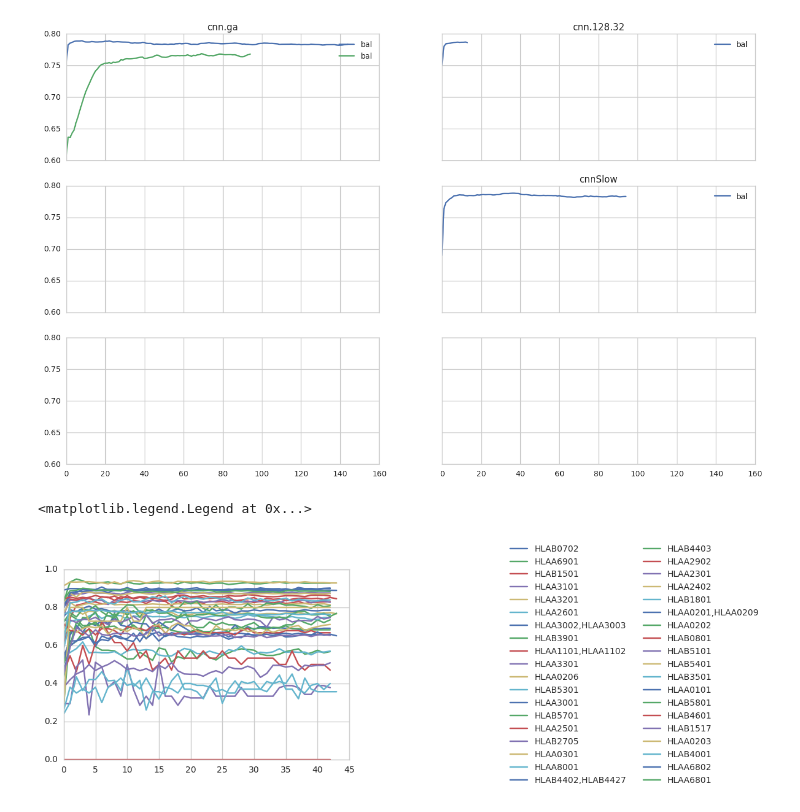
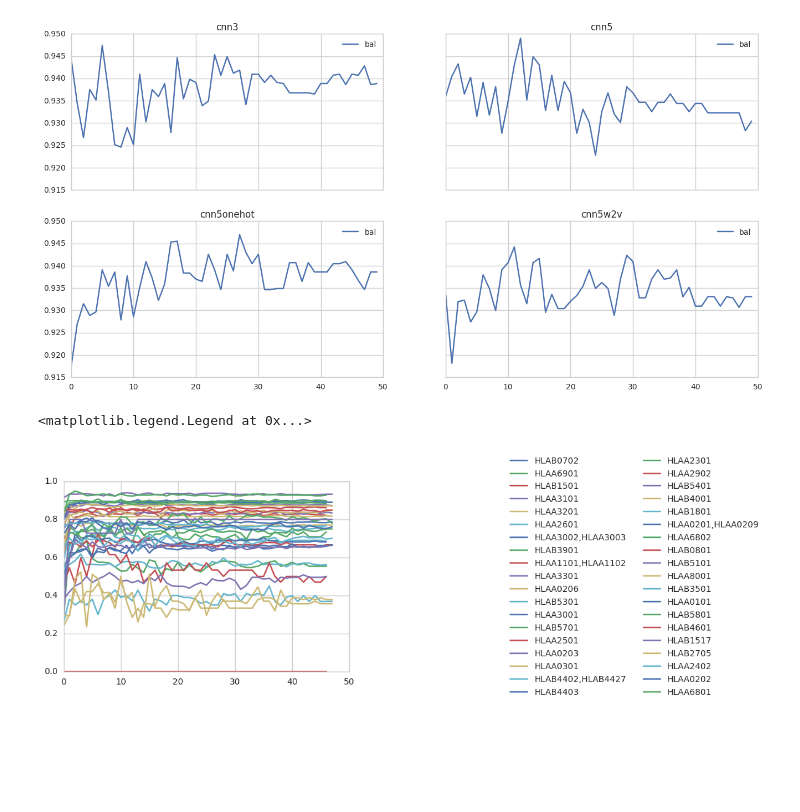
Before and after one commit to imminfo/mhc, a Jupyter notebook: models_local/overview.ipynb, the cells around one changed output. Cells and saved outputs as stored; diff of their text form; code cells hidden in the pictures; blank space fills up the shorter version.

Commit message:
more models; code update for both global and local models

```diff
--- a/models_local/overview.ipynb
+++ b/models_local/overview.ipynb
@@ -38,39 +38,41 @@ def smooth(vec):
 
 n_app = 1
 n_models = 5
 
-folders = ["cnn_bal", "cnnSlow_bal", "cnn.128.32_bal", "cnn.ga_bal"]
+folders = ["cnn1_bal", "cnn2_bal", "cnn3_bal", "cnn4_bal"]
+folders = ["cnn3_bal", "cnn4_bal", "cnn5_bal", "cnn6_bal"]
+folders = ["cnn3_bal", "cnn5onehot_bal", "cnn5w2v_bal", "cnn5_bal"]
 
 history_files = ["f1"]
 
 
 metrics = {x:{} for x in history_files}
 for hs in history_files:
     models = {}
     approach = {}
     for fold in folders:
         if fold.split("_")[0] not in models:
             models[fold.split("_")[0]] = {}
         if fold.split("_")[1] not in approach:
             approach[fold.split("_")[1]] = {}
         with open(fold + "/history." + hs + ".txt") as inp:
             data = [float(x) for x in inp.readlines()]
             models[fold.split("_")[0]][fold.split("_")[1]] = data
             approach[fold.split("_")[1]][fold.split("_")[0]] = data
     metrics[hs] = (models, approach)
 
 
-rows = 3
+rows = 2
 cols = 2
-f, ax = plt.subplots(rows, cols, figsize=(16, 10), sharey=True, sharex=True)
-for i, key in enumerate(models):
+f, ax = plt.subplots(rows, cols, figsize=(16, 8), sharey=True, sharex=True)
+for i, key in enumerate(sorted(models)):
     for subkey in models[key]:
         r, c = i // rows, i%cols
         ax[r,c].set_title(key)
-        ax[r,c].plot(smooth(models[key][subkey]), label = subkey)
+        ax[r,c].plot(models[key][subkey], label = subkey)
         ax[r,c].legend()
 # %% [output]
-[figure, old version]
+[figure, new version]
 # %%
 target_folder = "cnn.ga_bal"
 target_folder = "cnn.128.64_bal"
@@ -87,4 +89,4 @@ plt.legend()
 plt.legend(bbox_to_anchor=(2, .5), loc='center', ncol = 2)
 # %% [output]
 <matplotlib.legend.Legend at 0x...>
-[figure, old version]
+[figure, new version]
```
Also changed, not shown: 52 other files.
